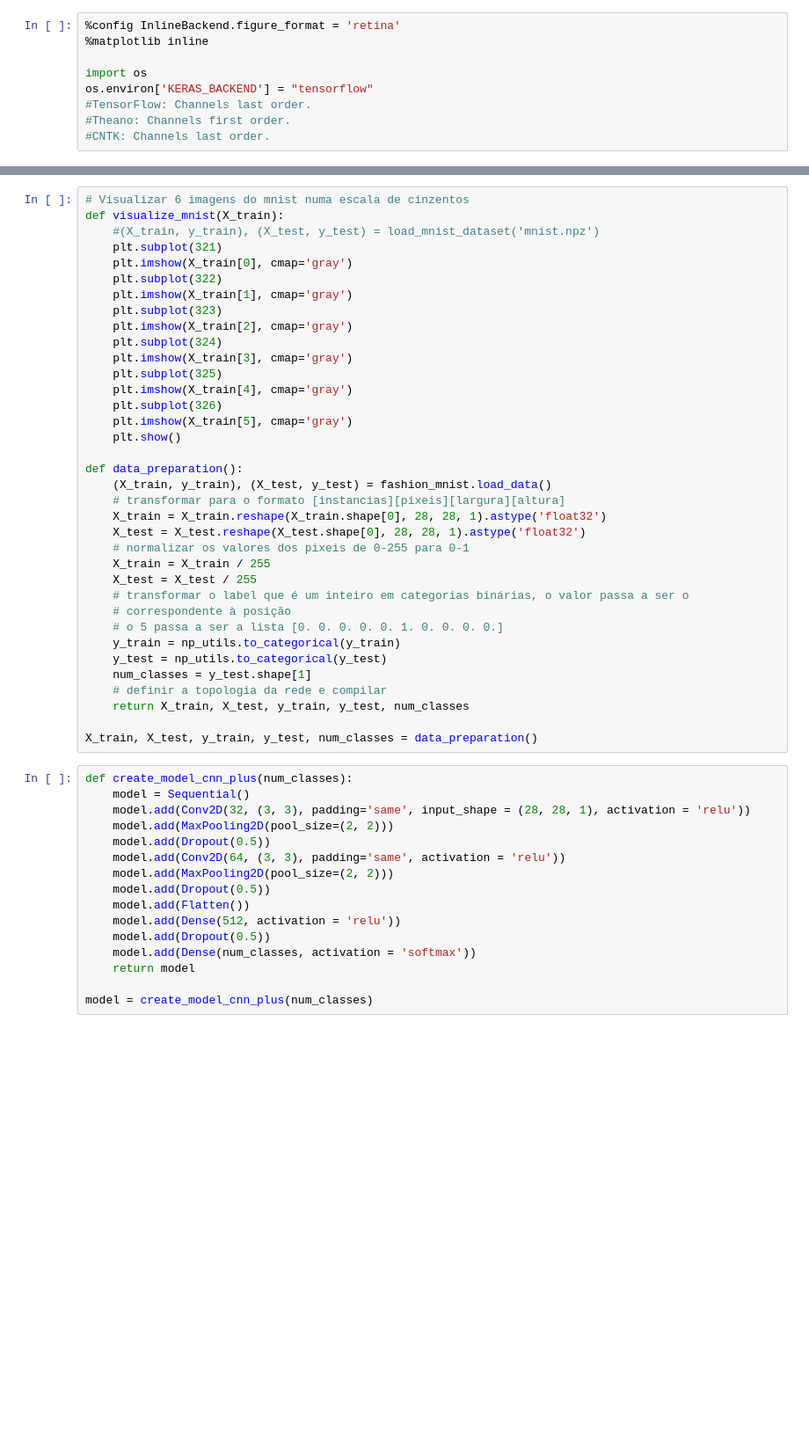
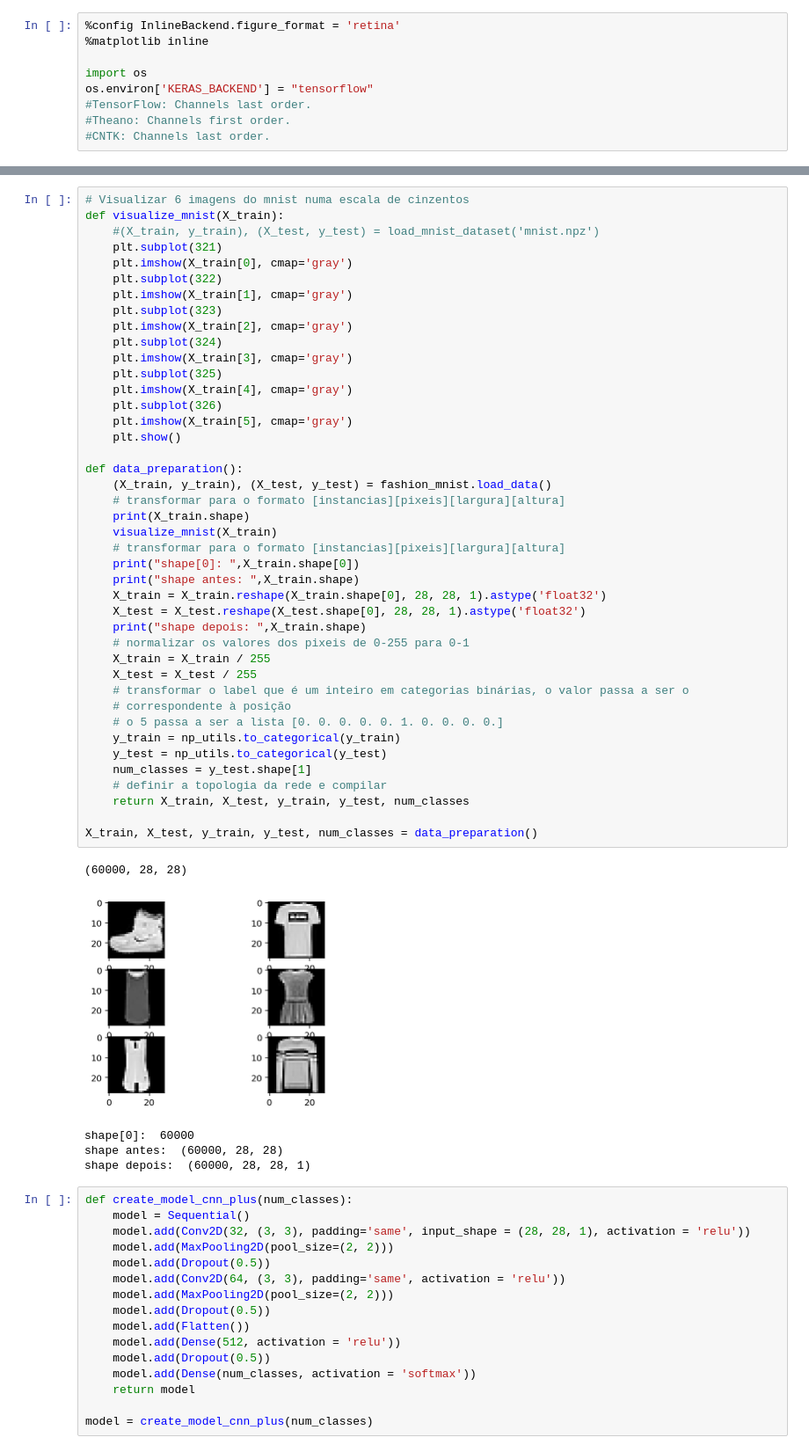
Before and after one commit to jessicalemos/university, a Jupyter notebook: 4_ano/2_semestre/SI - SA/visao_computador/ficha_II/t2.ipynb, the cells around one changed output, grey strips where cells are left out. Shown at 88% size. Drawn from its saved outputs; the diff is of its cells as text; blank space fills up the shorter version.

```diff
--- a/4_ano/2_semestre/SI - SA/visao_computador/ficha_II/t2.ipynb
+++ b/4_ano/2_semestre/SI - SA/visao_computador/ficha_II/t2.ipynb
@@ -40,33 +42,45 @@ def visualize_mnist(X_train):
     plt.subplot(322)
     plt.imshow(X_train[1], cmap='gray')
     plt.subplot(323)
     plt.imshow(X_train[2], cmap='gray')
     plt.subplot(324)
     plt.imshow(X_train[3], cmap='gray')
     plt.subplot(325)
     plt.imshow(X_train[4], cmap='gray')
     plt.subplot(326)
     plt.imshow(X_train[5], cmap='gray')
     plt.show()
 
 def data_preparation():
     (X_train, y_train), (X_test, y_test) = fashion_mnist.load_data()
     # transformar para o formato [instancias][pixeis][largura][altura]
+    print(X_train.shape)
+    visualize_mnist(X_train)
+    # transformar para o formato [instancias][pixeis][largura][altura]
+    print("shape[0]: ",X_train.shape[0])
+    print("shape antes: ",X_train.shape)
     X_train = X_train.reshape(X_train.shape[0], 28, 28, 1).astype('float32')
     X_test = X_test.reshape(X_test.shape[0], 28, 28, 1).astype('float32')
+    print("shape depois: ",X_train.shape)
     # normalizar os valores dos pixeis de 0-255 para 0-1
     X_train = X_train / 255
     X_test = X_test / 255
     # transformar o label que é um inteiro em categorias binárias, o valor passa a ser o
     # correspondente à posição
     # o 5 passa a ser a lista [0. 0. 0. 0. 0. 1. 0. 0. 0. 0.]
     y_train = np_utils.to_categorical(y_train)
     y_test = np_utils.to_categorical(y_test)
     num_classes = y_test.shape[1]
     # definir a topologia da rede e compilar
     return X_train, X_test, y_train, y_test, num_classes
 
 X_train, X_test, y_train, y_test, num_classes = data_preparation()
+# %% [output]
+(60000, 28, 28)
+[figure, added]
+shape[0]:  60000
+shape antes:  (60000, 28, 28)
+shape depois:  (60000, 28, 28, 1)
 # %%
 def create_model_cnn_plus(num_classes):
     model = Sequential()
```
Also changed, not shown: parts of 2 cells of this notebook, 21 other files.
